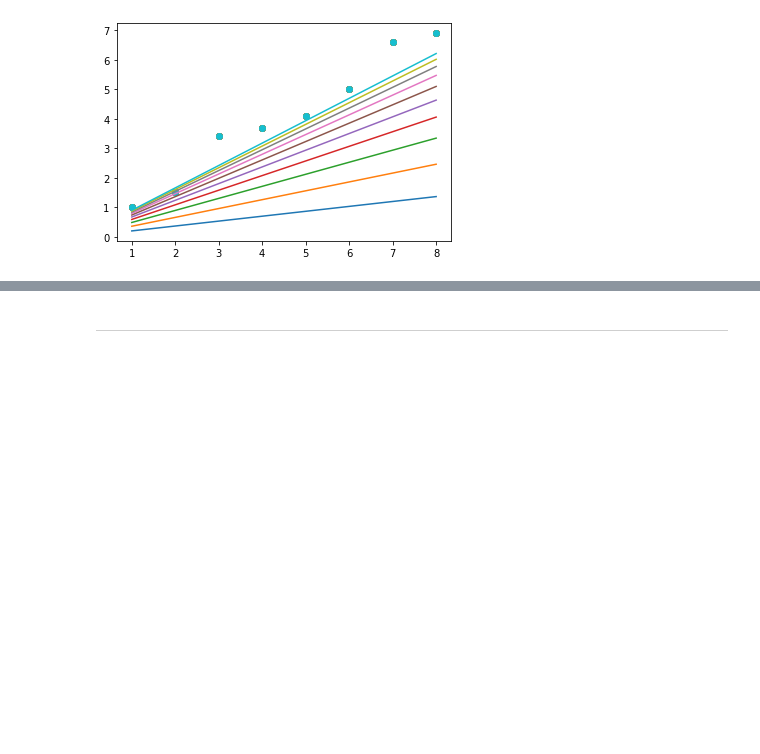
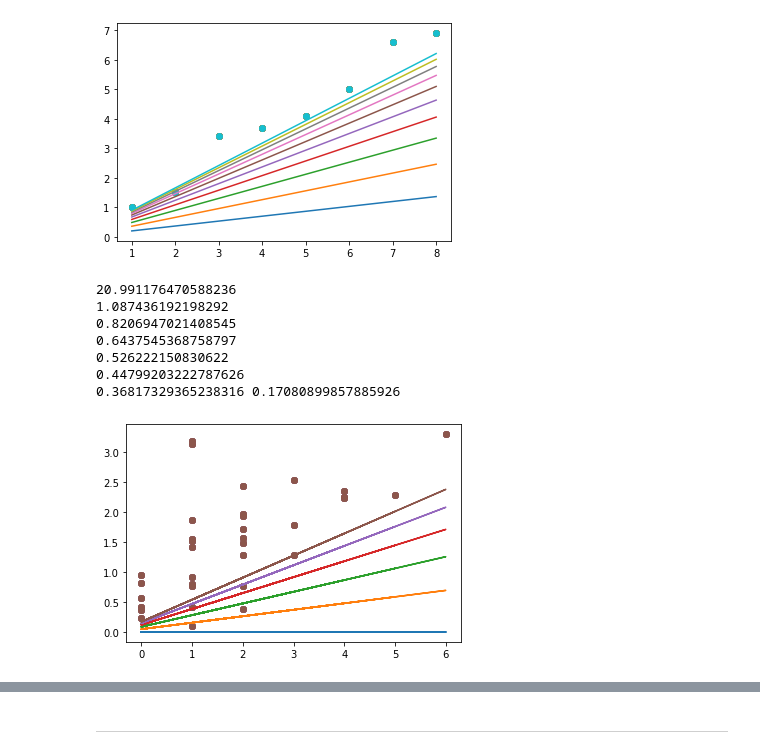
Before and after one commit to zachysenft/Machine-Learning-Algo-Analyses, a Jupyter notebook: Analysis of Linear and LASSO Regressions via Machine Learning.ipynb, the cells around one changed output, grey strips where cells are left out. Drawn from its saved outputs; the diff is of its cells as text; code cells hidden in the pictures; blank space fills up the shorter version.

```diff
--- a/Analysis of Linear and LASSO Regressions via Machine Learning.ipynb
+++ b/Analysis of Linear and LASSO Regressions via Machine Learning.ipynb
@@ -242,3 +374,46 @@ while init_cost - new_cost > 0.1:
 0.31616738227808405
 0.23148427264745852
 [figure]
+# %%
+#Tottenham xG one
+
+m = 0
+b = 0
+spurs_y2_vals = []
+i = 0
+for element in spursGoals:
+    spurs_y2_vals.append((spursGoals[i]*m) + b)
+    i = i + 1
+
+plt.scatter(spursGoals,spursXG)
+plt.plot(spursGoals, spurs_y2_vals)
+
+init_cost = 100
+new_cost = lasso_cost(spursGoals, spurs_y2_vals, 0.1)
+print(new_cost)
+
+while init_cost - new_cost > 0.1:
+    init_cost = new_cost
+    m, b = lasso_gradient_descent(m, b, spursGoals, spursXG)
+
+    spurs_y2_vals = []
+    i = 0
+    for element in spursGoals:
+        spurs_y2_vals.append((spursGoals[i]*m) + b)
+        i = i + 1
+
+    #plt.figure()
+    plt.scatter(spursGoals,spursXG)
+    plt.plot(spursGoals, spurs_y2_vals)
+    new_cost = cost_function(spursXG, spurs_y2_vals)
+    print(new_cost)
+print(m, b)
+# %% [output]
+20.991176470588236
+1.087436192198292
+0.8206947021408545
+0.6437545368758797
+0.526222150830622
+0.44799203222787626
+0.36817329365238316 0.17080899857885926
+[figure, added]
```
Also changed, not shown: parts of 17 cells of this notebook.
